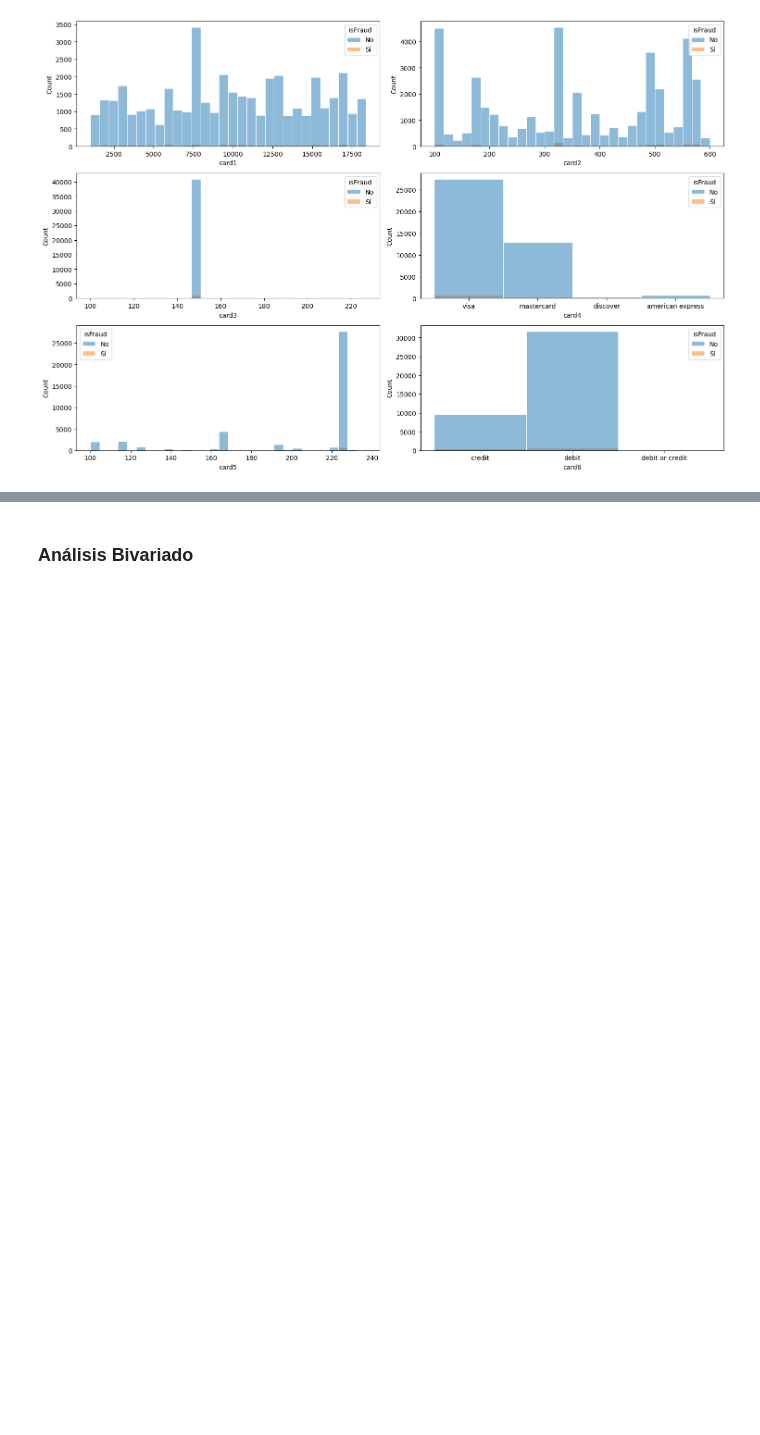
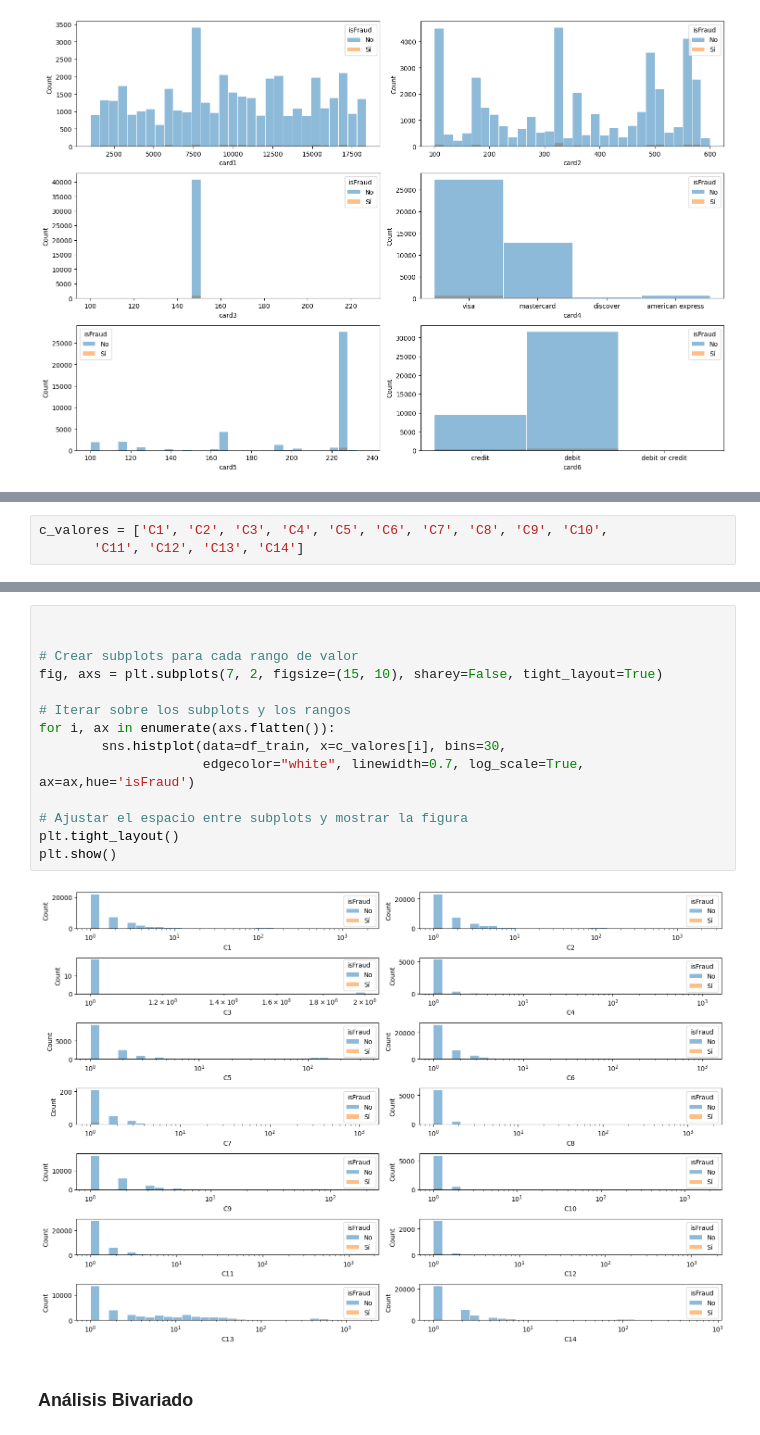
Before and after one commit to JRamos84/deteccion_fraude, a Jupyter notebook: notebooks/01_Exploratiry_Data_Analysis.ipynb, the cells around one changed output, grey strips where cells are left out. Drawn from its saved outputs; the diff is of its cells as text; blank space fills up the shorter version.

```diff
--- a/notebooks/01_Exploratiry_Data_Analysis.ipynb
+++ b/notebooks/01_Exploratiry_Data_Analysis.ipynb
@@ -951,0 +963,3 @@ plt.show()
+# %%
+c_valores = ['C1', 'C2', 'C3', 'C4', 'C5', 'C6', 'C7', 'C8', 'C9', 'C10',
+       'C11', 'C12', 'C13', 'C14']
@@ -952,3 +996,19 @@ plt.show()
+# %%
+
+
+# Crear subplots para cada rango de valor
+fig, axs = plt.subplots(7, 2, figsize=(15, 10), sharey=False, tight_layout=True)
+
+# Iterar sobre los subplots y los rangos
+for i, ax in enumerate(axs.flatten()):
+        sns.histplot(data=df_train, x=c_valores[i], bins=30,
+                     edgecolor="white", linewidth=0.7, log_scale=True, ax=ax,hue='isFraud')
+
+# Ajustar el espacio entre subplots y mostrar la figura
+plt.tight_layout()
+plt.show()
+# %% [output]
+[figure, added]
 # %% [markdown]
 ### Análisis Bivariado
 # %% [markdown]
```
Also changed, not shown: parts of 20 cells of this notebook, 6 other files.
